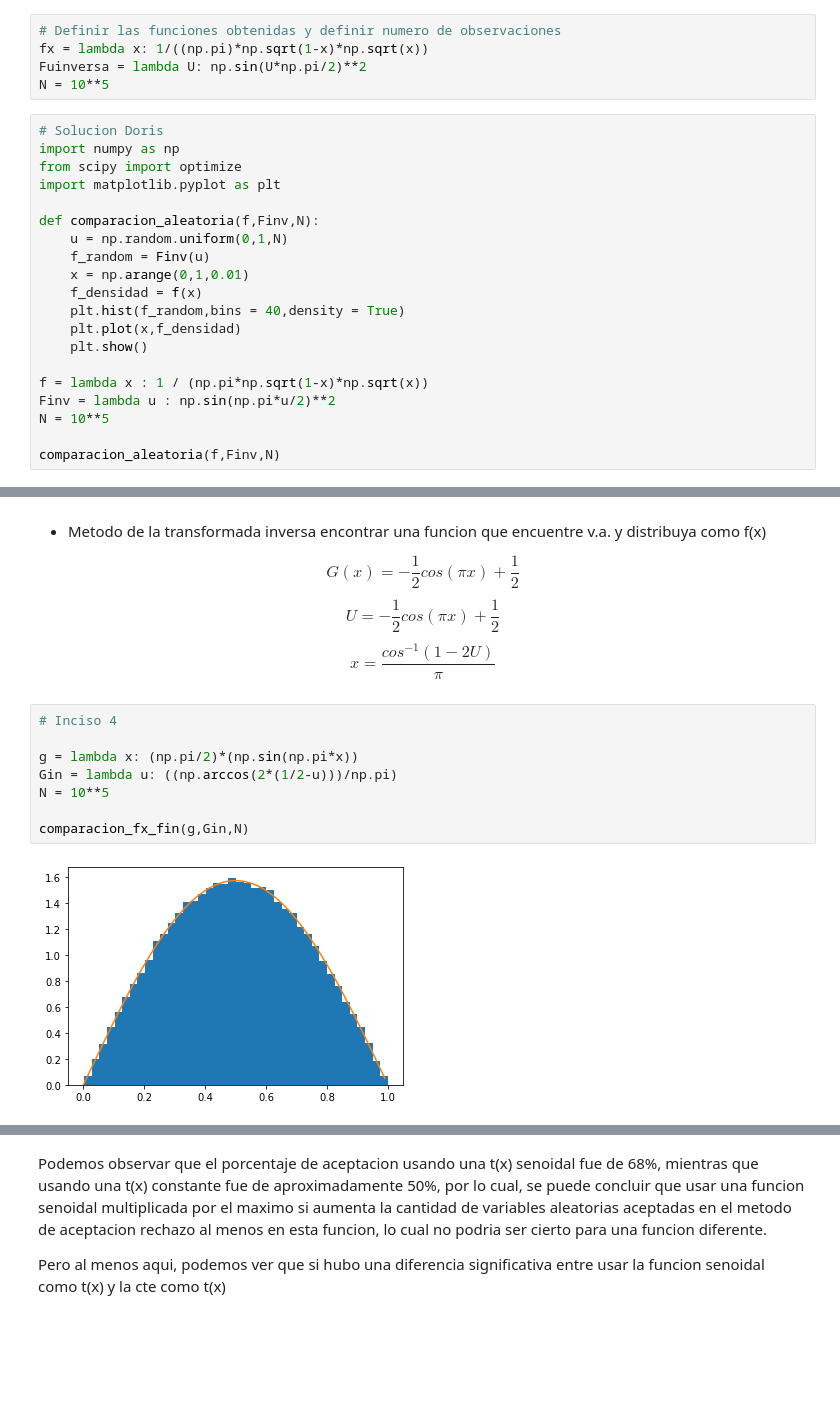
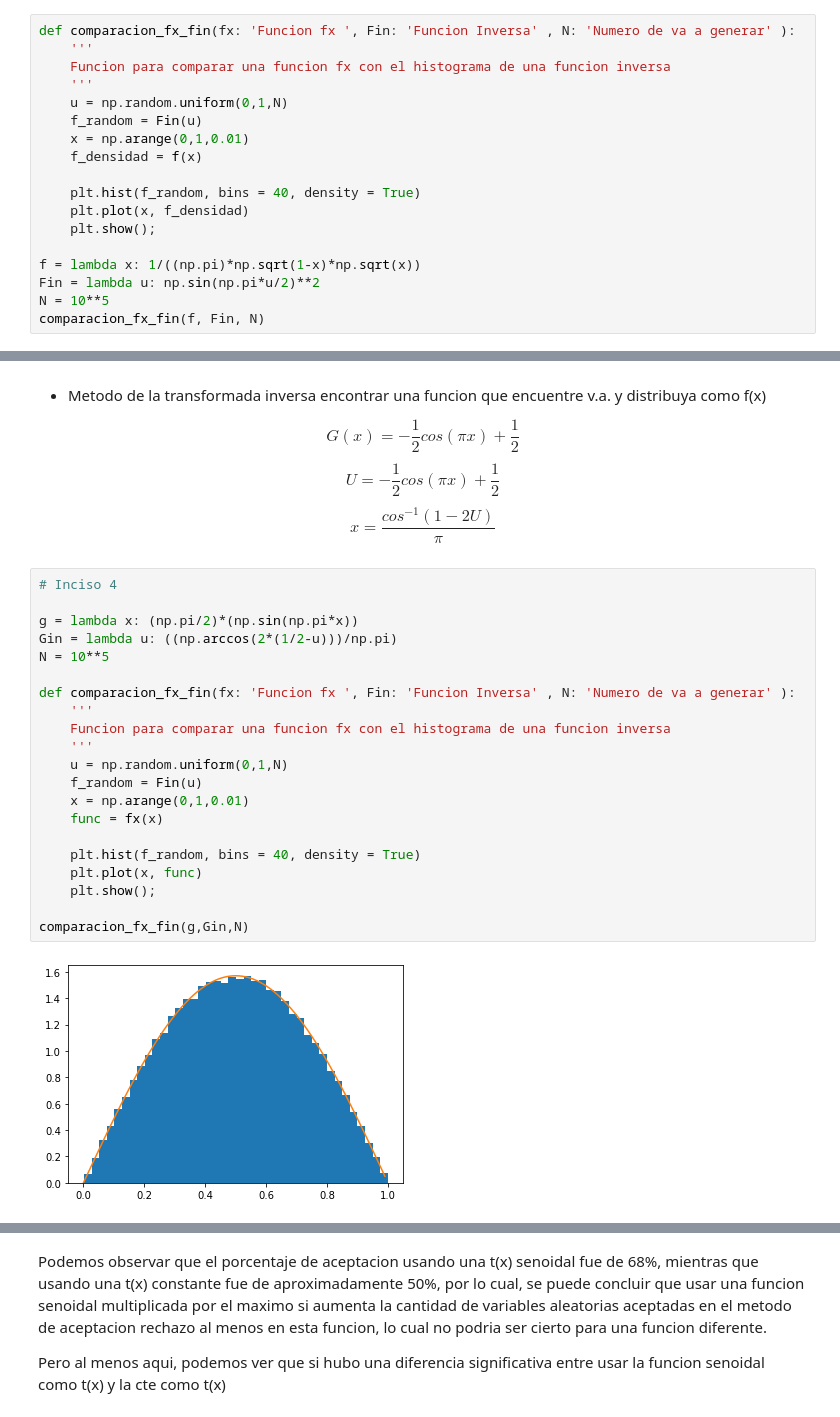
Before and after one commit to nicoglez/Tareas_SNGonzalez_DGomez, a Jupyter notebook: Tarea4_SNGonzalez_DGomez.ipynb, the cells around one changed output, grey strips where cells are left out. Drawn from its saved outputs; the diff is of its cells as text; blank space fills up the shorter version.

```diff
--- a/Tarea4_SNGonzalez_DGomez.ipynb
+++ b/Tarea4_SNGonzalez_DGomez.ipynb
@@ -108,29 +108,22 @@ $f(x) = \frac{2}{\pi}\frac{d}{dx}\sin^{-1}(\sqrt x)$
 Derivamos por metodo de sustitucion, simplificamos y obtenemos:
 
 $f(x) = \frac{2}{2\pi\sqrt x \sqrt (1-\sqrt x ^2)} = \frac{1}{\pi\sqrt x \sqrt (1-x)}$
-# %%
-# Definir las funciones obtenidas y definir numero de observaciones
-fx = lambda x: 1/((np.pi)*np.sqrt(1-x)*np.sqrt(x))
-Fuinversa = lambda U: np.sin(U*np.pi/2)**2
-N = 10**5
 # %%
-# Solucion Doris
-import numpy as np
-from scipy import optimize
-import matplotlib.pyplot as plt
-
-def comparacion_aleatoria(f,Finv,N):
+def comparacion_fx_fin(fx: 'Funcion fx ', Fin: 'Funcion Inversa' , N: 'Numero de va a generar' ):
+    '''
+    Funcion para comparar una funcion fx con el histograma de una funcion inversa
+    '''
     u = np.random.uniform(0,1,N)
-    f_random = Finv(u)
+    f_random = Fin(u)
     x = np.arange(0,1,0.01)
     f_densidad = f(x)
-    plt.hist(f_random,bins = 40,density = True)
-    plt.plot(x,f_densidad)
-    plt.show()
 
-f = lambda x : 1 / (np.pi*np.sqrt(1-x)*np.sqrt(x))
-Finv = lambda u : np.sin(np.pi*u/2)**2
+    plt.hist(f_random, bins = 40, density = True)
+    plt.plot(x, f_densidad)
+    plt.show();
+
+f = lambda x: 1/((np.pi)*np.sqrt(1-x)*np.sqrt(x))
+Fin = lambda u: np.sin(np.pi*u/2)**2
 N = 10**5
-
-comparacion_aleatoria(f,Finv,N)
+comparacion_fx_fin(f, Fin, N)
 # %% [output]
@@ -468,13 +488,26 @@ $$ x = \frac{cos^{-1}(1-2U)}{\pi}$$
 # %%
 # Inciso 4
 
 g = lambda x: (np.pi/2)*(np.sin(np.pi*x))
 Gin = lambda u: ((np.arccos(2*(1/2-u)))/np.pi)
 N = 10**5
 
+def comparacion_fx_fin(fx: 'Funcion fx ', Fin: 'Funcion Inversa' , N: 'Numero de va a generar' ):
+    '''
+    Funcion para comparar una funcion fx con el histograma de una funcion inversa
+    '''
+    u = np.random.uniform(0,1,N)
+    f_random = Fin(u)
+    x = np.arange(0,1,0.01)
+    func = fx(x)
+
+    plt.hist(f_random, bins = 40, density = True)
+    plt.plot(x, func)
+    plt.show();
+
 comparacion_fx_fin(g,Gin,N)
 # %% [output]
-[figure, old version]
+[figure, new version]
 # %%
 # Inciso 5
 
```
Also changed, not shown: parts of 18 cells of this notebook.
